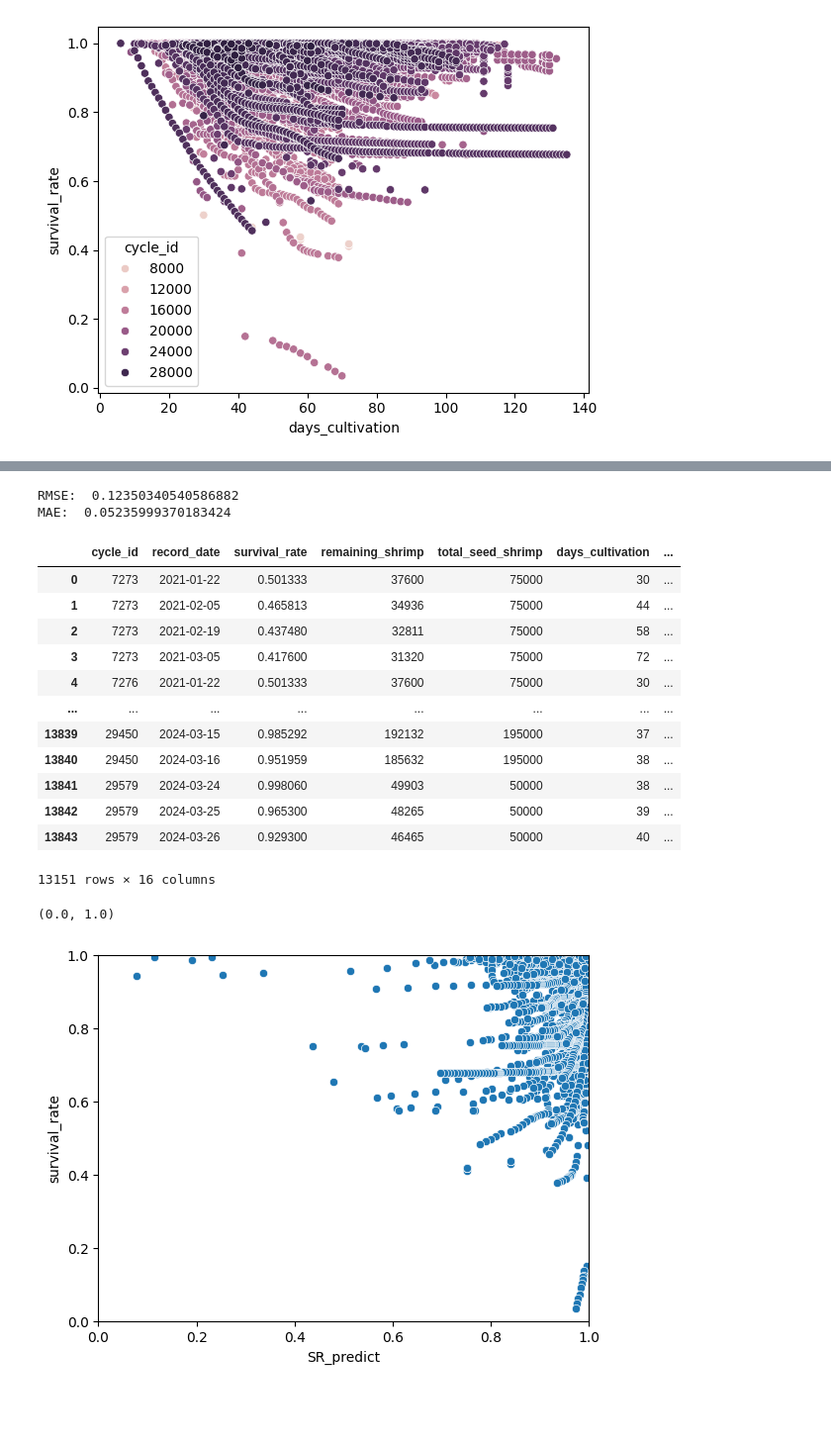
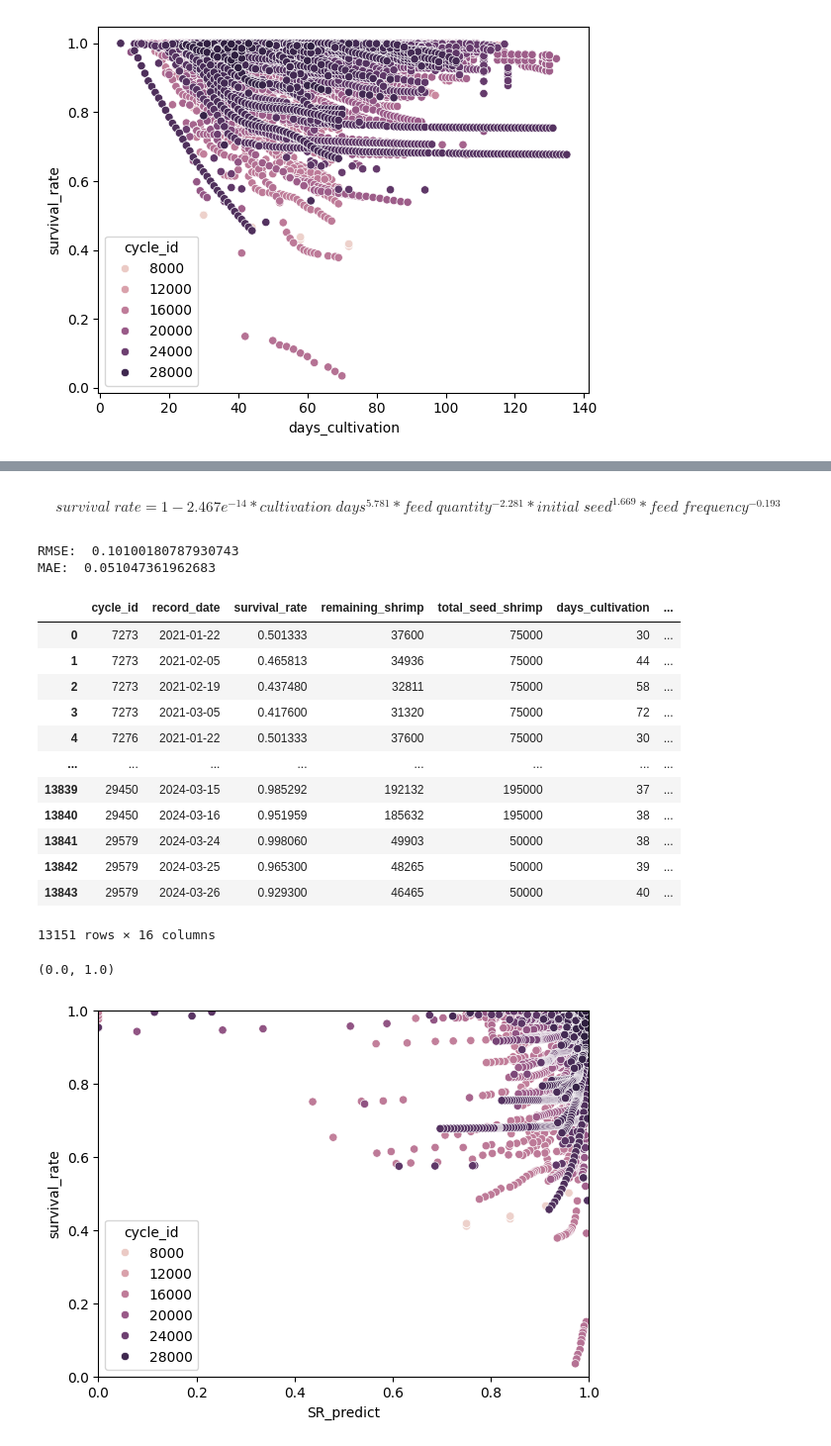
Before and after one commit to Kyunianti19/jala_assignment_test, a Jupyter notebook: analysis.ipynb, the cells around one changed output, grey strips where cells are left out. Shown at 99% size. Drawn from its saved outputs; the diff is of its cells as text; code cells hidden in the pictures; blank space fills up the shorter version.

```diff
--- a/analysis.ipynb
+++ b/analysis.ipynb
@@ -614,15 +661,21 @@ print(reg.intercept_)
+# %% [markdown]
+\begin{equation}
+survival\;rate=1-2.467e^{-14} *cultivation\;days^{5.781}*feed\;quantity^{-2.281}*initial\;seed^{1.669}*feed\;frequency^{-0.193}
+\end{equation}
 # %%
 temp_df['SR_predict'] = (1 - np.exp(reg.intercept_[0]) *
                          np.pow(temp_df['days_cultivation'], reg.coef_[0,0]) *
                          np.pow(temp_df['total_feed_qty'], reg.coef_[0,1]) *
                          np.pow(temp_df['total_seed_shrimp'], reg.coef_[0,2]) *
                          np.pow(temp_df['avg_daily_freq'], reg.coef_[0,3]) )
+# If the prediction resulting negative value, I cap it to 0
+temp_df['SR_predict'] = (temp_df['SR_predict']>0)*temp_df['SR_predict']
 print("RMSE: ", root_mean_squared_error(temp_df['survival_rate'], temp_df['SR_predict']))
 print("MAE: ", mean_absolute_error(temp_df['survival_rate'], temp_df['SR_predict']))
 temp_df
 # %% [output]
-RMSE:  0.12350340540586882
-MAE:  0.05235999370183424
+RMSE:  0.10100180787930743
+MAE:  0.051047361962683
 |  | cycle_id | record_date | survival_rate | remaining_shrimp | total_seed_shrimp | days_cultivation | ... |
 | 0 | 7273 | 2021-01-22 | 0.501333 | 37600 | 75000 | 30 | ... |
 | 1 | 7273 | 2021-02-05 | 0.465813 | 34936 | 75000 | 44 | ... |
@@ -637,9 +690,9 @@ MAE:  0.05235999370183424
 | 13843 | 29579 | 2024-03-26 | 0.929300 | 46465 | 50000 | 40 | ... |
 13151 rows × 16 columns
 # %%
-sns.scatterplot(temp_df, x="SR_predict", y="survival_rate")
+sns.scatterplot(temp_df, x="SR_predict", y="survival_rate", hue="cycle_id")
 plt.xlim(0, 1)
 plt.ylim(0, 1)
 # %% [output]
 (0.0, 1.0)
-[figure, old version]
+[figure, new version]
```
Also changed, not shown: parts of 16 cells of this notebook.
